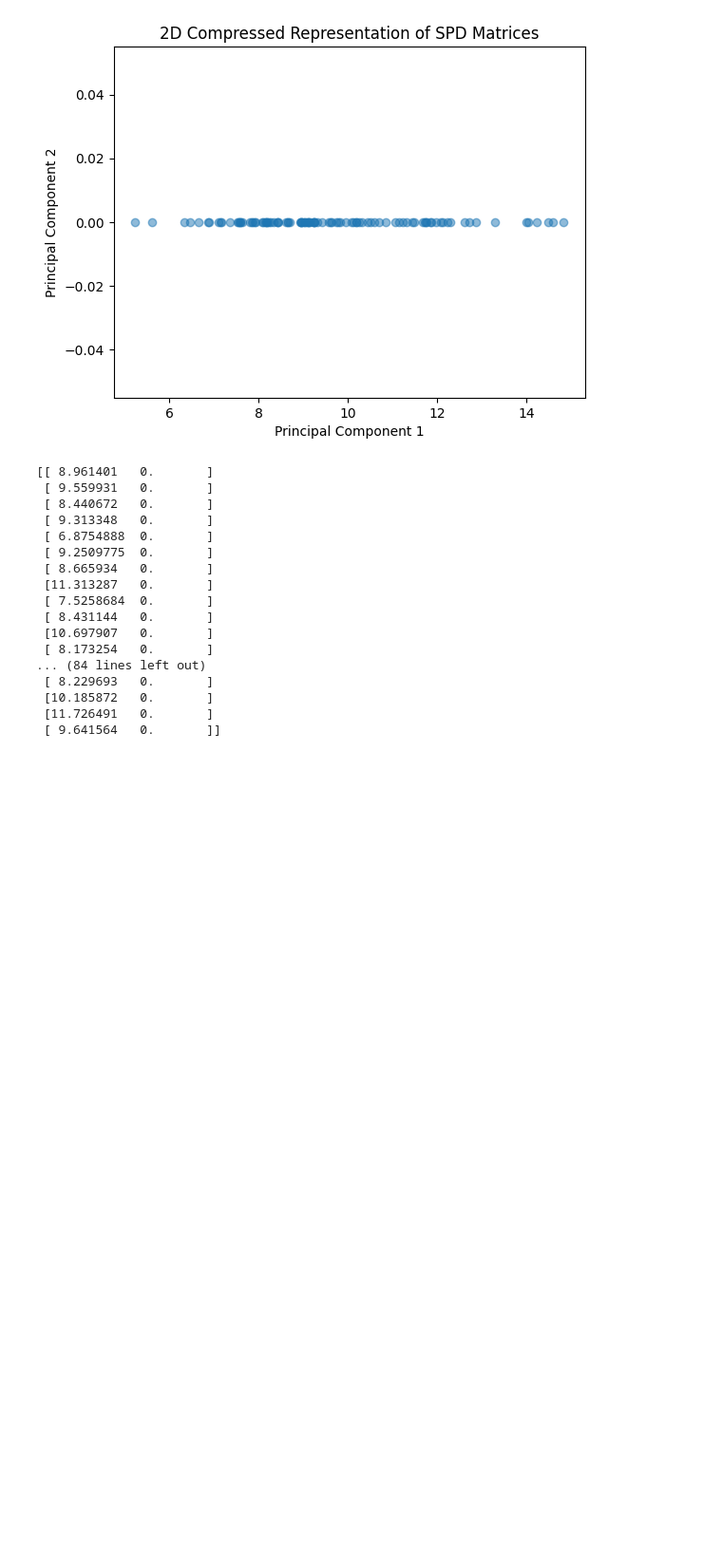
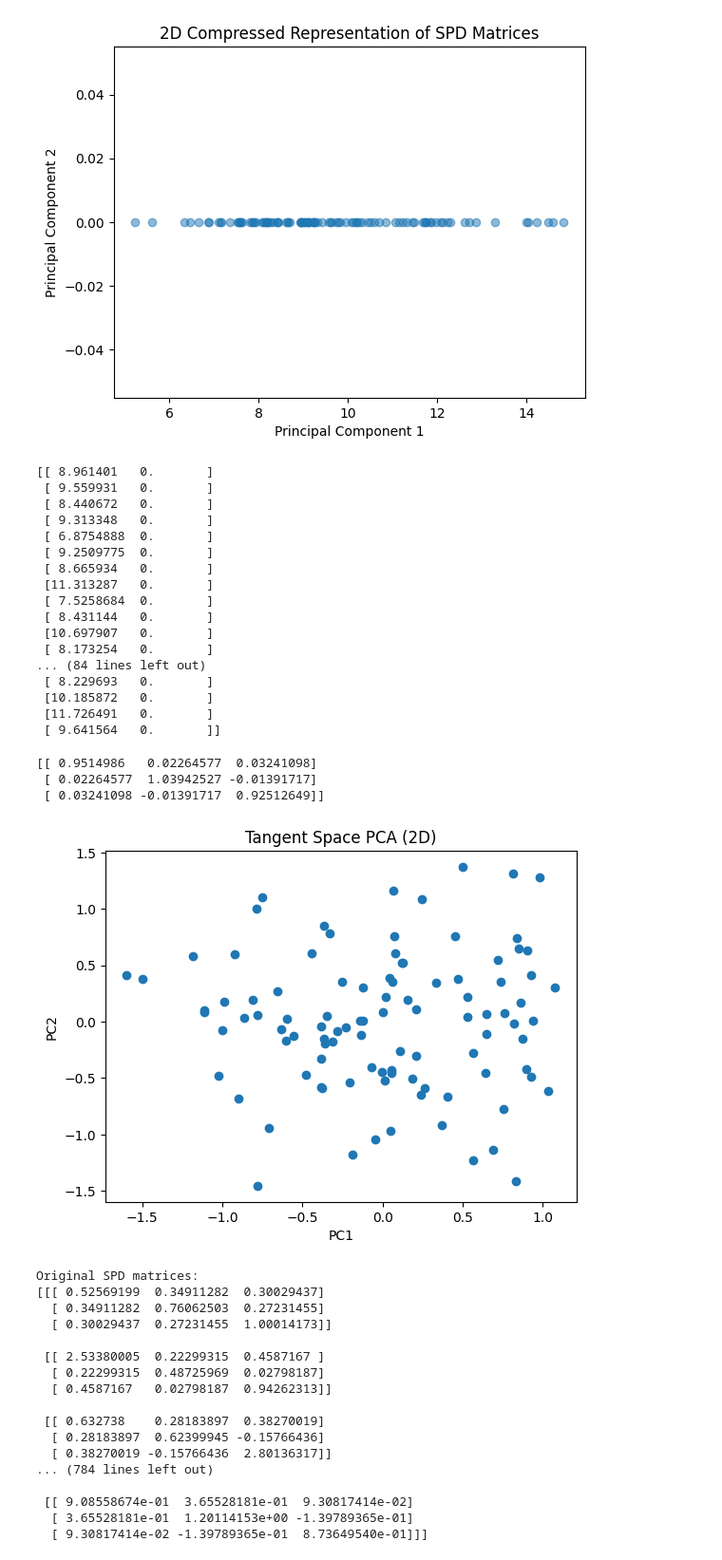
Before and after one commit to samehaisaa/ML-Journey, a Jupyter notebook: SPD_autoencoder.ipynb, the cells around one changed output. Shown at 95% size. Saved outputs shown, nothing was run; the diff lists cells and outputs as text; code cells hidden in the pictures; blank space fills up the shorter version.

```diff
--- a/SPD_autoencoder.ipynb
+++ b/SPD_autoencoder.ipynb
@@ -378,0 +387,17 @@ print(reduced_data)
+# %%
+from geomstats.geometry.spd_matrices import SPDMatrices
+
+# Generate random SPD matrices
+num_points = 100  # Number of SPD matrices
+spd_matrices = spd_manifold.random_point(n_samples=num_points)
+# %%
+from geomstats.learning.frechet_mean import FrechetMean
+
+frechet_mean = FrechetMean(space=spd_manifold)
+frechet_mean.fit(spd_matrices)
+mean_spd = frechet_mean.estimate_
+print(mean_spd)
+# %% [output]
+[[ 0.9514986   0.02264577  0.03241098]
+ [ 0.02264577  1.03942527 -0.01391717]
+ [ 0.03241098 -0.01391717  0.92512649]]
@@ -378,0 +407,47 @@ print(reduced_data)
+# %%
+tangent_vectors = spd_metric.log(spd_matrices, mean_spd)
+# Flatten tangent vectors and apply PCA
+tangent_vectors_flat = tangent_vectors.reshape(num_points, -1)
+pca = PCA(n_components=2)  # Reduce to 2 dimensions for visualization
+reduced_tangent_vectors = pca.fit_transform(tangent_vectors_flat)  # Shape: (num_points, 2)
+
+# Reconstruct tangent vectors in the original flattened space
+reconstructed_tangent_vectors_flat = pca.inverse_transform(reduced_tangent_vectors)  # Shape: (num_points, n * n)
+
+# Reshape back to (num_points, n, n)
+reconstructed_tangent_vectors = reconstructed_tangent_vectors_flat.reshape(num_points, n, n)
+
+# Map back to the SPD manifold
+reconstructed_spd_matrices = spd_metric.exp(reconstructed_tangent_vectors, mean_spd)
+
+# Visualize the results
+plt.scatter(reduced_tangent_vectors[:, 0], reduced_tangent_vectors[:, 1])
+plt.title("Tangent Space PCA (2D)")
+plt.xlabel("PC1")
+plt.ylabel("PC2")
+plt.show()
+
+# Compare original and reconstructed SPD matrices
+print("Original SPD matrices:")
+print(spd_matrices)
+print("Reconstructed SPD matrices:")
+print(reconstructed_spd_matrices)
+# %% [output]
+[figure, added]
+Original SPD matrices:
+[[[ 0.52569199  0.34911282  0.30029437]
+  [ 0.34911282  0.76062503  0.27231455]
+  [ 0.30029437  0.27231455  1.00014173]]
+
+ [[ 2.53380005  0.22299315  0.4587167 ]
+  [ 0.22299315  0.48725969  0.02798187]
+  [ 0.4587167   0.02798187  0.94262313]]
+
+ [[ 0.632738    0.28183897  0.38270019]
+  [ 0.28183897  0.62399945 -0.15766436]
+  [ 0.38270019 -0.15766436  2.80136317]]
+... (784 lines left out)
+
+ [[ 9.08558674e-01  3.65528181e-01  9.30817414e-02]
+  [ 3.65528181e-01  1.20114153e+00 -1.39789365e-01]
+  [ 9.30817414e-02 -1.39789365e-01  8.73649540e-01]]]
```
Also changed, not shown: parts of 7 cells of this notebook.
